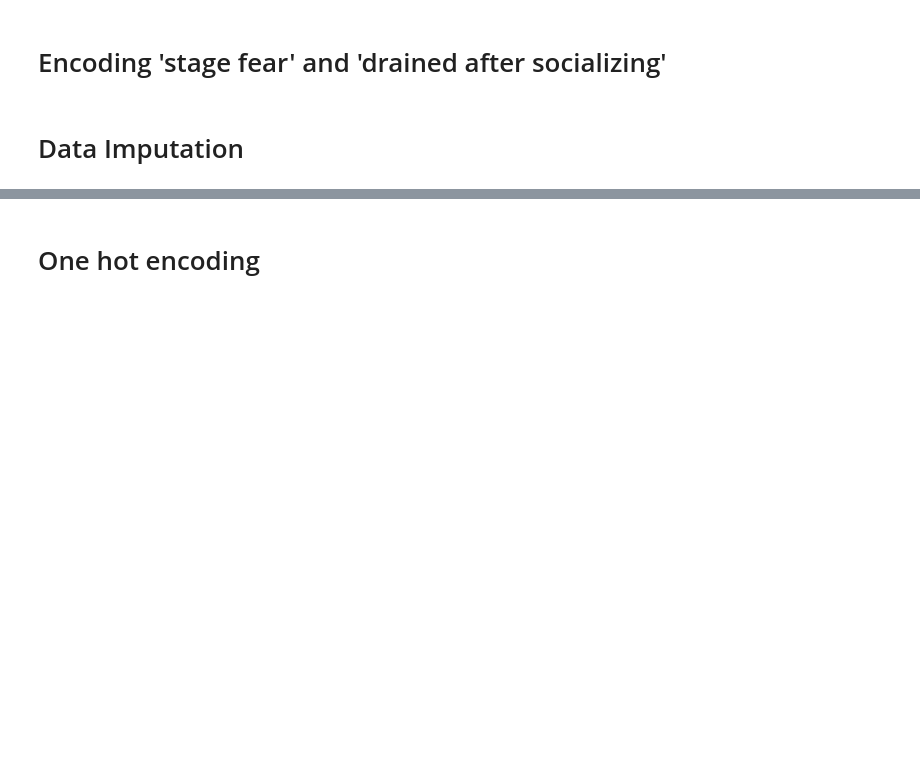
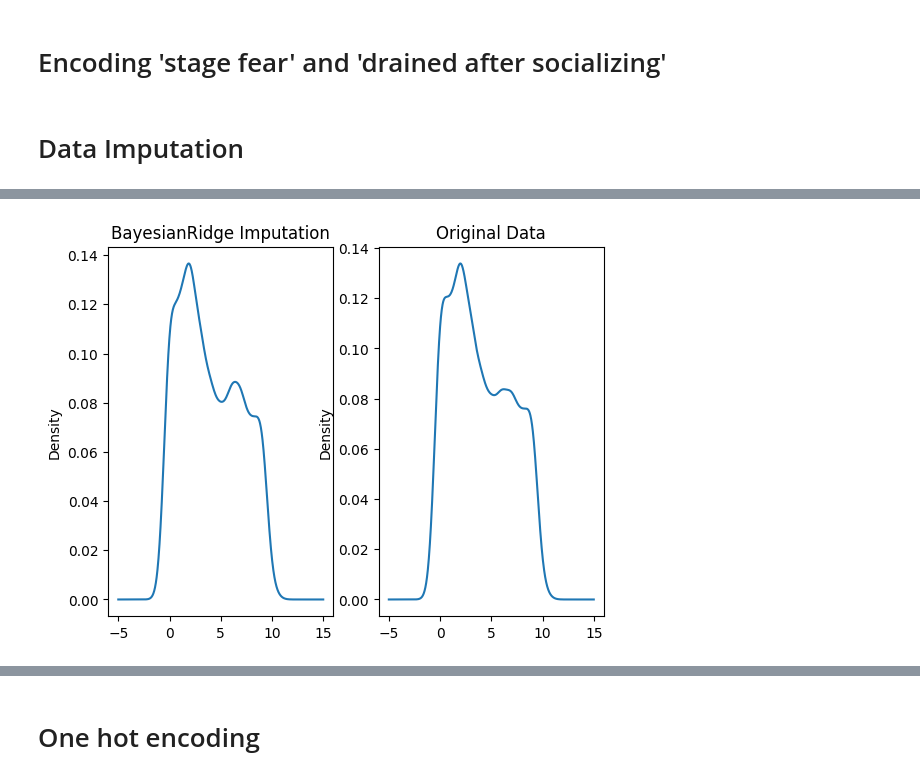
Before and after one commit to Aman-hebbale/kaggle_personality, a Jupyter notebook: logistic_classifier.ipynb, the cells around one changed output, grey strips where cells are left out. Drawn from its saved outputs; the diff is of its cells as text; code cells hidden in the pictures; blank space fills up the shorter version.

```diff
--- a/logistic_classifier.ipynb
+++ b/logistic_classifier.ipynb
@@ -207,0 +233,11 @@ dtype: int64
+# %%
+plt.subplot(1,2,1)
+df_byr["Social_event_attendance"].plot(kind="kde")
+# df_byr["Time_spent_Alone"].plot(kind="kde")
+plt.title('BayesianRidge Imputation')
+plt.subplot(1,2,2)
+df_input["Social_event_attendance"].plot(kind="kde")
+plt.title('Original Data')
+plt.show()
+# %% [output]
+[figure, added]
```
Also changed, not shown: parts of 33 cells of this notebook.
